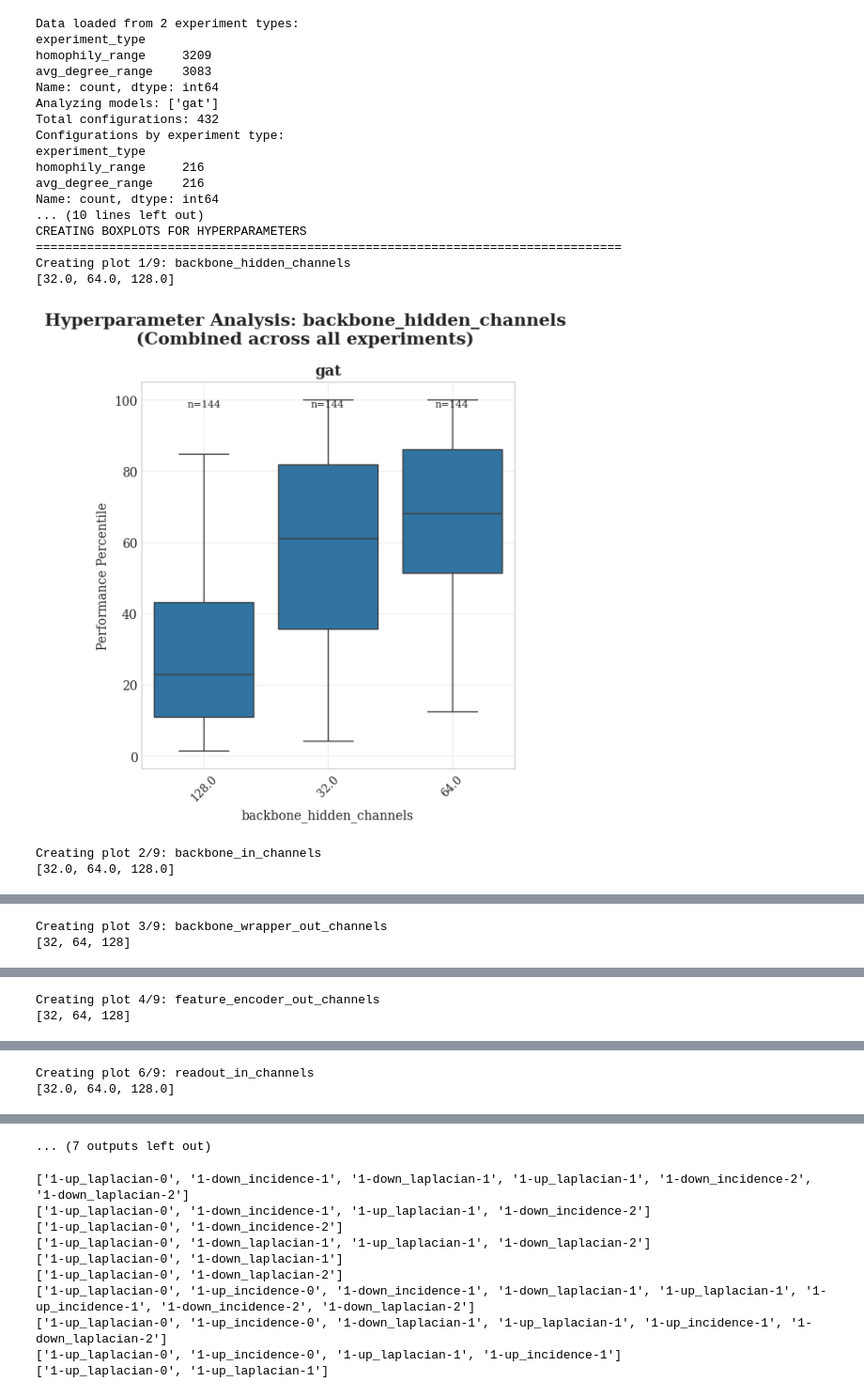
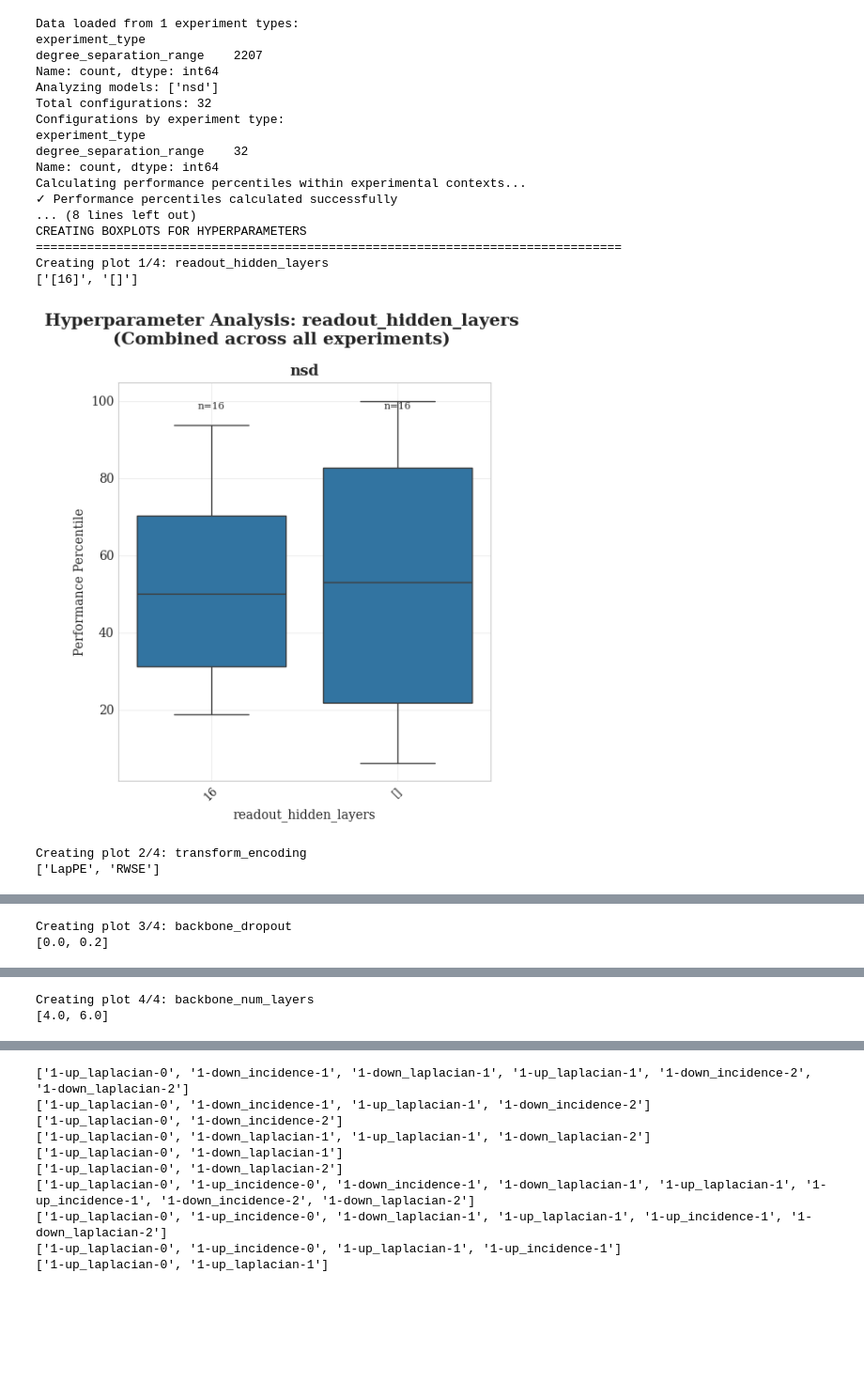
Before and after one commit to geometric-intelligence/TopoBench, a Jupyter notebook: tutorials/graphuniverse_hyperparam_analysis.ipynb, the cells around one changed output, grey strips where cells are left out. Shown at 94% size. Cells and saved outputs as stored; diff of their text form; code cells hidden in the pictures; blank space fills up the shorter version.

```diff
--- a/tutorials/graphuniverse_hyperparam_analysis.ipynb
+++ b/tutorials/graphuniverse_hyperparam_analysis.ipynb
@@ -8,14 +8,16 @@ import seaborn as sns
 import wandb
 
 # CONFIGURATION
-METRIC = 'test/accuracy'  # Options: 'test/accuracy', 'test/auroc', 'test/precision', 'test/recall', etc.
-VARIED_PARAMETERS = ['avg_degree_range', 'homophily_range']  # Multiple experiments to analyze
+METRIC = 'val/mae'  # Options: 'test/accuracy', 'test/auroc', 'test/precision', 'test/recall', etc.
+VARIED_PARAMETERS = ['max_n_nodes'] #'avg_degree_range', 'homophily_range']  # Multiple experiments to analyze
 
 # Load data from wandb
 api = wandb.Api(timeout=100)
 
-run_to_api_dict = {'avg_degree_range': 'graphuniverse/degree_experiments_2',
-                   'homophily_range': 'graphuniverse/homophily_experiments'}
+run_to_api_dict = {'avg_degree_range': 'graphuniverse/final_degree_experiments_transductive',
+                   'homophily_range': 'graphuniverse/final_homophily_experiments_transductive',
+                   'degree_separation_range': 'graphuniverse/final_triangle_experiments',
+                   'max_n_nodes': 'graphuniverse/final_num_nodes_experiments'}
 
 # Get all runs from all projects
 all_runs = []
@@ -97,6 +53,6 @@ KeyError: 'model_name'
 # %%
 # SPECIFY WHICH MODELS TO ANALYZE
-MODELS_TO_ANALYZE = ['gat']  # Add/remove models as needed
+MODELS_TO_ANALYZE = ['nsd']  # Add/remove models as needed
 # Available models: 'DeepSet', 'GPS', 'GraphMLP', 'GraphSAGE', 'gat', 'gcn', 'gin', 'nsd', 'topotune'
 
 # Function to safely extract nested values
@@ -575,43 +531,43 @@ for model in MODELS_TO_ANALYZE:
     print(f"  Performance range: {model_data['performance_percentile'].min():.1f}% - {model_data['performance_percentile'].max():.1f}%")
     print(f"  Mean percentile: {model_data['performance_percentile'].mean():.1f}%")
 
     # Break down by experiment type
     for exp_type in model_data['experiment_type'].unique():
         exp_data = model_data[model_data['experiment_type'] == exp_type]
         print(f"    {exp_type}: {len(exp_data)} configs, mean percentile: {exp_data['performance_percentile'].mean():.1f}%")
 
 # Save the data with percentiles for further analysis
 output_filename = f'hyperparameter_data_with_percentiles_combined_{METRIC.replace("/", "_")}.csv'
 hyperparam_df.to_csv(output_filename, index=False)
 print(f"\n✓ Data saved to: {output_filename}")
 
 print("\n" + "="*80)
 print("ANALYSIS COMPLETE!")
 print("="*80)
 print("Key insights from the boxplots:")
 print("- Lower percentiles = worse performance within experimental context")
 print("- Higher percentiles = better performance within experimental context")
 print("- Wide boxes = high variance in performance for that hyperparameter value")
 print("- Consistent patterns across models suggest robust hyperparameter effects")
 print("- Data combines results from all experiment types for broader insights")
 # %% [output]
-Data loaded from 2 experiment types:
+Data loaded from 1 experiment types:
 experiment_type
-homophily_range     3209
-avg_degree_range    3083
+degree_separation_range    2207
 Name: count, dtype: int64
-Analyzing models: ['gat']
-Total configurations: 432
+Analyzing models: ['nsd']
+Total configurations: 32
 Configurations by experiment type:
 experiment_type
-homophily_range     216
-avg_degree_range    216
+degree_separation_range    32
 Name: count, dtype: int64
-... (10 lines left out)
+Calculating performance percentiles within experimental contexts...
+✓ Performance percentiles calculated successfully
+... (8 lines left out)
 CREATING BOXPLOTS FOR HYPERPARAMETERS
 ================================================================================
-Creating plot 1/9: backbone_hidden_channels
-[32.0, 64.0, 128.0]
+Creating plot 1/4: readout_hidden_layers
+['[16]', '[]']
-[figure, old version]
+[figure, new version]
-Creating plot 2/9: backbone_in_channels
-[32.0, 64.0, 128.0]
+Creating plot 2/4: transform_encoding
+['LapPE', 'RWSE']
@@ -619,2 +575,2 @@ Creating plot 2/9: backbone_in_channels
-Creating plot 3/9: backbone_wrapper_out_channels
-[32, 64, 128]
+Creating plot 3/4: backbone_dropout
+[0.0, 0.2]
@@ -622,2 +578,2 @@ Creating plot 3/9: backbone_wrapper_out_channels
-Creating plot 4/9: feature_encoder_out_channels
-[32, 64, 128]
+Creating plot 4/4: backbone_num_layers
+[4.0, 6.0]
@@ -628,2 +597,0 @@ Creating plot 5/9: readout_hidden_layers
-Creating plot 6/9: readout_in_channels
-[32.0, 64.0, 128.0]
@@ -631,4 +598,3 @@ Creating plot 6/9: readout_in_channels
-... (7 outputs left out)
 # %%
 a = ["['1-up_laplacian-0', '1-down_incidence-1', '1-down_laplacian-1', '1-up_laplacian-1', '1-down_incidence-2', '1-down_laplacian-2']", "['1-up_laplacian-0', '1-down_incidence-1', '1-up_laplacian-1', '1-down_incidence-2']", "['1-up_laplacian-0', '1-down_incidence-2']", "['1-up_laplacian-0', '1-down_laplacian-1', '1-up_laplacian-1', '1-down_laplacian-2']", "['1-up_laplacian-0', '1-down_laplacian-1']", "['1-up_laplacian-0', '1-down_laplacian-2']", "['1-up_laplacian-0', '1-up_incidence-0', '1-down_incidence-1', '1-down_laplacian-1', '1-up_laplacian-1', '1-up_incidence-1', '1-down_incidence-2', '1-down_laplacian-2']", "['1-up_laplacian-0', '1-up_incidence-0', '1-down_laplacian-1', '1-up_laplacian-1', '1-up_incidence-1', '1-down_laplacian-2']", "['1-up_laplacian-0', '1-up_incidence-0', '1-up_laplacian-1', '1-up_incidence-1']", "['1-up_laplacian-0', '1-up_laplacian-1']"]
 # %%
```
Also changed, not shown: parts of 4 cells of this notebook, 6 other files.
